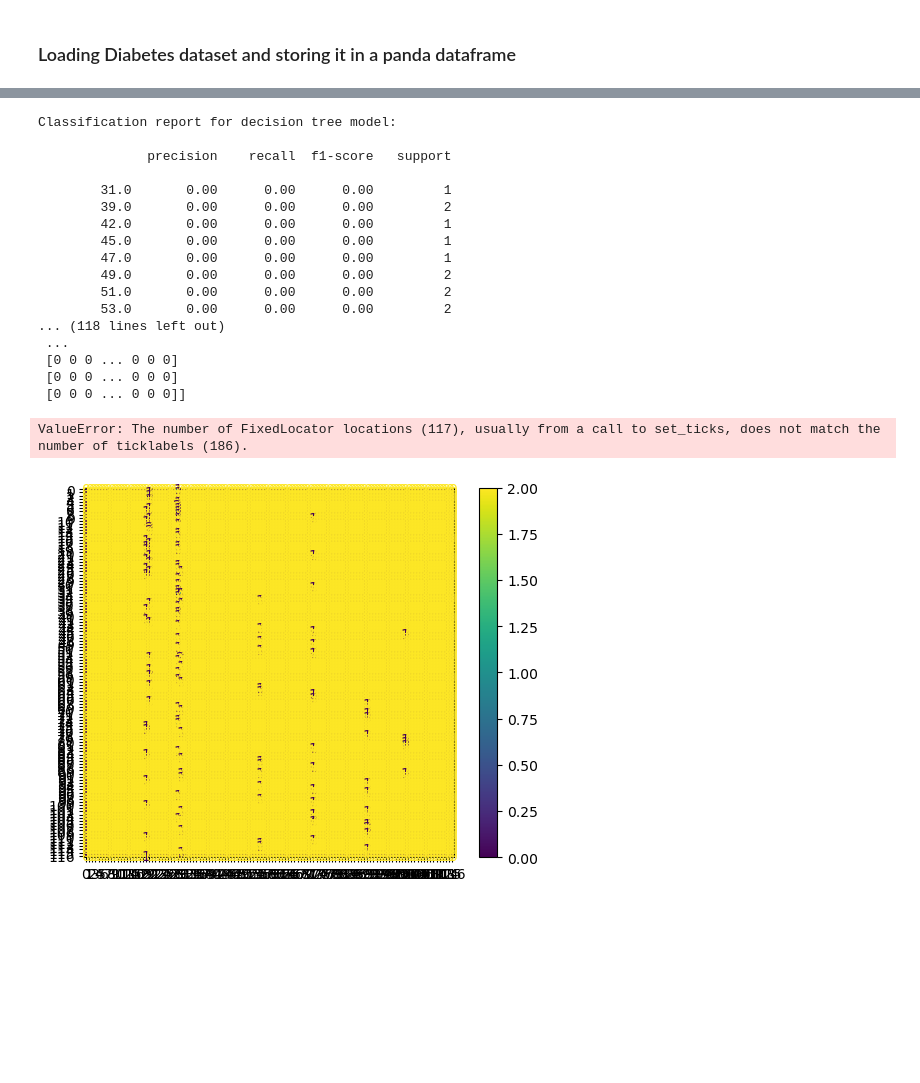
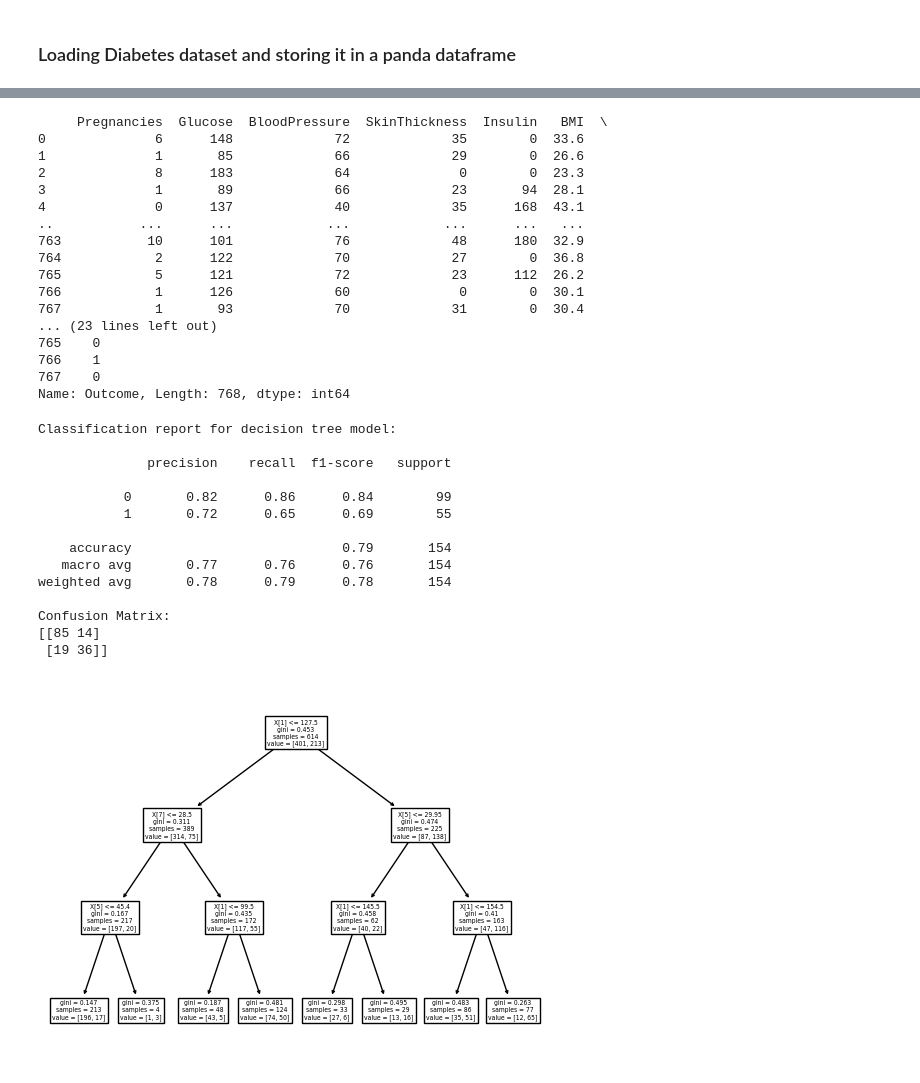
Before and after one commit to ayanokoji024/friendly-potato, a Jupyter notebook: Diabetes_Dataset_ML_Lab_Assignment_1_020.ipynb, the cells around one changed output, grey strips where cells are left out. Drawn from its saved outputs; the diff is of its cells as text; code cells hidden in the pictures; blank space fills up the shorter version.

Commit message:
Implemented Decision Tree Classification for Diabetes dataset.
Improvements in accuracy needed

```diff
--- a/Diabetes_Dataset_ML_Lab_Assignment_1_020.ipynb
+++ b/Diabetes_Dataset_ML_Lab_Assignment_1_020.ipynb
@@ -17,12 +17,12 @@ diabetes = load_diabetes()
 # print(diabetes)
 # print(diabetes.target)
 
-df = pd.DataFrame(diabetes.data, columns=diabetes.feature_names)
-df['target'] = diabetes.target  # ground class stored in 'target' column/field of the dataframe
-# regression dataset/model; ground class is blood sugar level
+df = pd.read_csv('diabetes.csv')
+# df['target'] = diabetes.target  # ground class stored in 'target' column/field of the dataframe
+# # regression dataset/model; ground class is blood sugar level
 
 print(df)
-print(df['target'])
-print(diabetes.feature_names)
-print(len(diabetes.feature_names))
+# print(df['target'])
+# print(diabetes.feature_names)
+# print(len(diabetes.feature_names))
 # %% [output]
@@ -47,8 +47,29 @@ Name: target, Length: 442, dtype: float64
 features = diabetes.feature_names
 # [age, sex, bmi, bp, s1, s2, s3, s4, s5, s6]
 
-X = df[features]
-y = df['target']
+y = df['Outcome']
+X = df.drop('Outcome', axis=1)
+
+print(X)
+print(y)
+# %% [output]
+     Pregnancies  Glucose  BloodPressure  SkinThickness  Insulin   BMI  \
+0              6      148             72             35        0  33.6
+1              1       85             66             29        0  26.6
+2              8      183             64              0        0  23.3
+3              1       89             66             23       94  28.1
+4              0      137             40             35      168  43.1
+..           ...      ...            ...            ...      ...   ...
+763           10      101             76             48      180  32.9
+764            2      122             70             27        0  36.8
+765            5      121             72             23      112  26.2
+766            1      126             60              0        0  30.1
+767            1       93             70             31        0  30.4
+... (23 lines left out)
+765    0
+766    1
+767    0
+Name: Outcome, Length: 768, dtype: int64
 # %%
 # now we can split the dataset into training and testing dataset according to any ratio as per the 'train_test_split' function of sklearn.model_selection module:
 # train_X, test_X, train_y, test_y = train_test_split(X, y, random_state=None, test_size = 0.2)
@@ -56,8 +77,8 @@ y = df['target']
 # a function can be defined for calculating the various measures of the decision tree model for the sake of code re-usability
 
 def decision_tree_model_diabetes(test_ratio, X, y, criterion_string="entropy"):
-  train_X, test_X, train_y, test_y = train_test_split(X, y, random_state=None, test_size = test_ratio)
-  decision_tree_model = DecisionTreeClassifier(random_state=0, max_depth = 3, criterion=criterion_string)
+  train_X, test_X, train_y, test_y = train_test_split(X, y, random_state=1, test_size = test_ratio)
+  decision_tree_model = DecisionTreeClassifier(random_state=None, max_depth = 3, criterion=criterion_string)
   decision_tree_model.fit(train_X, train_y)
 
   pred_y = decision_tree_model.predict(test_X)
@@ -66,27 +87,23 @@ def decision_tree_model_diabetes(test_ratio, X, y, criterion_string="entropy"):
   cm = confusion_matrix(test_y, pred_y)
   print("Confusion Matrix: ")
   print(cm)
-  ConfusionMatrixDisplay(confusion_matrix=cm, display_labels=decision_tree_model.classes_).plot()
+  # ConfusionMatrixDisplay(confusion_matrix=cm, display_labels=decision_tree_model.classes_).plot()
   tree.plot_tree(decision_tree_model)
 # %%
-decision_tree_model_diabetes(0.3, X, y)
+decision_tree_model_diabetes(0.2, X, y, "gini")
 # %% [output]
 Classification report for decision tree model:
 
               precision    recall  f1-score   support
 
-        31.0       0.00      0.00      0.00         1
-        39.0       0.00      0.00      0.00         2
-        42.0       0.00      0.00      0.00         1
-        45.0       0.00      0.00      0.00         1
-        47.0       0.00      0.00      0.00         1
-        49.0       0.00      0.00      0.00         2
-        51.0       0.00      0.00      0.00         2
-        53.0       0.00      0.00      0.00         2
-... (118 lines left out)
- ...
- [0 0 0 ... 0 0 0]
- [0 0 0 ... 0 0 0]
- [0 0 0 ... 0 0 0]]
+           0       0.82      0.86      0.84        99
+           1       0.72      0.65      0.69        55
+
+    accuracy                           0.79       154
+   macro avg       0.77      0.76      0.76       154
+weighted avg       0.78      0.79      0.78       154
+
+Confusion Matrix:
+[[85 14]
+ [19 36]]
-ValueError: The number of FixedLocator locations (117), usually from a call to set_ticks, does not match the number of ticklabels (186).
-[figure, old version]
+[figure, new version]
```
Also changed, not shown: parts of 1 cell of this notebook.
